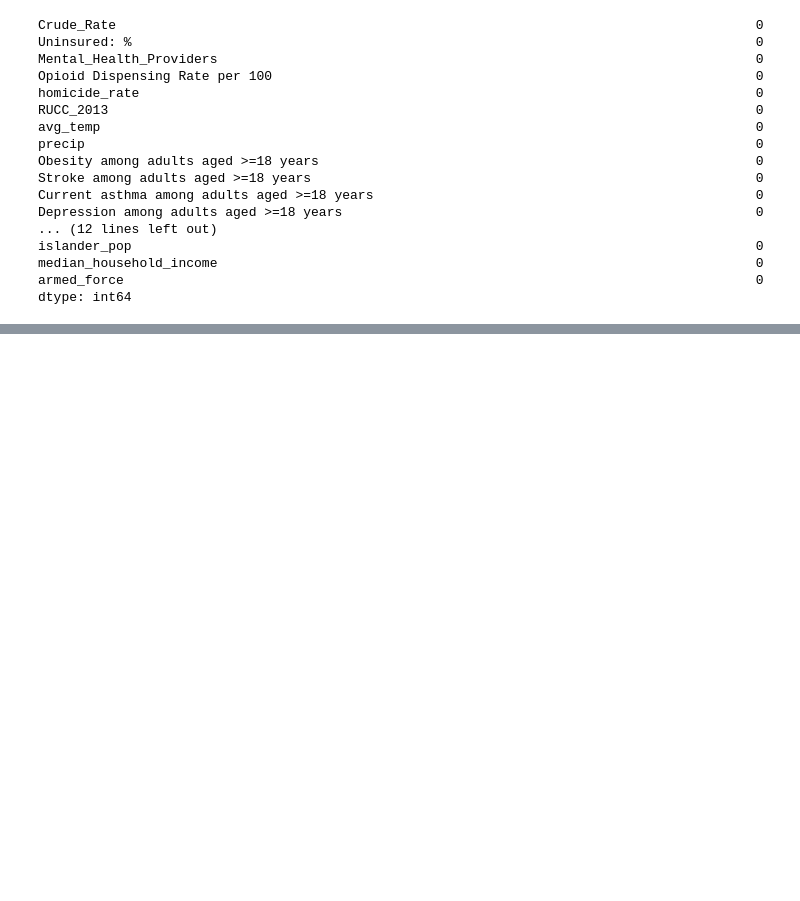
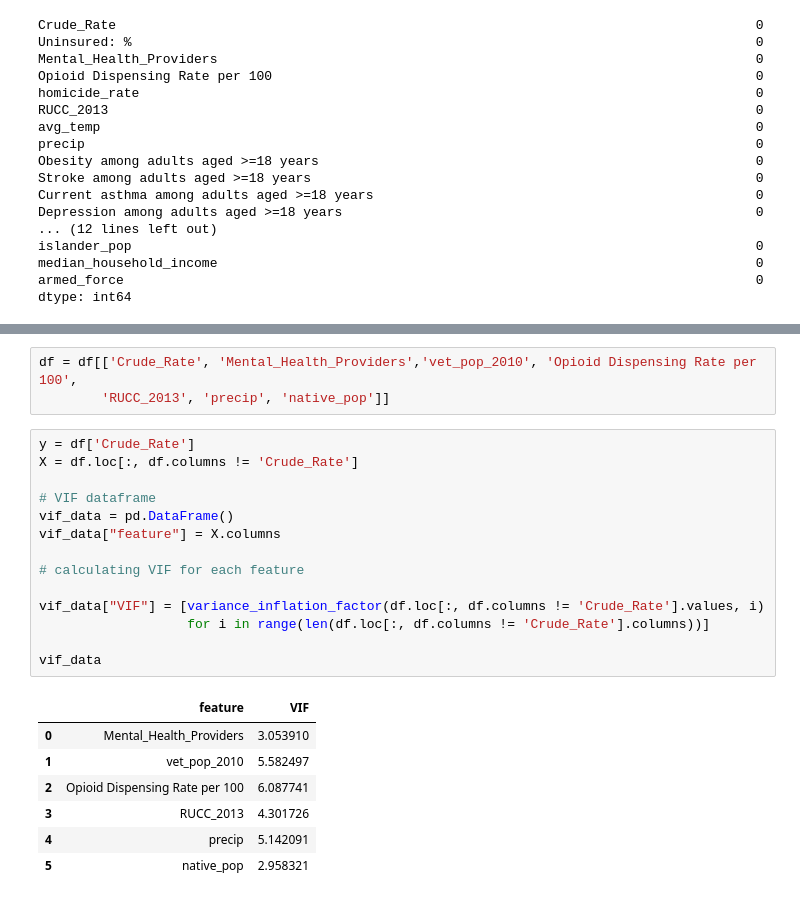
Before and after one commit to ilina-mitra/suicide-mapping, a Jupyter notebook: Suicide Mapping - Unstable Coefficient Fix.ipynb, the cells around one changed output, grey strips where cells are left out. Saved outputs shown, nothing was run; the diff lists cells and outputs as text; blank space fills up the shorter version.

```diff
--- a/Suicide Mapping - Unstable Coefficient Fix.ipynb
+++ b/Suicide Mapping - Unstable Coefficient Fix.ipynb
@@ -277,0 +553,25 @@ dtype: float64
+# %%
+df = df[['Crude_Rate', 'Mental_Health_Providers','vet_pop_2010', 'Opioid Dispensing Rate per 100',
+        'RUCC_2013', 'precip', 'native_pop']]
+# %%
+y = df['Crude_Rate']
+X = df.loc[:, df.columns != 'Crude_Rate']
+
+# VIF dataframe
+vif_data = pd.DataFrame()
+vif_data["feature"] = X.columns
+
+# calculating VIF for each feature
+
+vif_data["VIF"] = [variance_inflation_factor(df.loc[:, df.columns != 'Crude_Rate'].values, i)
+                   for i in range(len(df.loc[:, df.columns != 'Crude_Rate'].columns))]
+
+vif_data
+# %% [output]
+|  | feature | VIF |
+| 0 | Mental_Health_Providers | 3.053910 |
+| 1 | vet_pop_2010 | 5.582497 |
+| 2 | Opioid Dispensing Rate per 100 | 6.087741 |
+| 3 | RUCC_2013 | 4.301726 |
+| 4 | precip | 5.142091 |
+| 5 | native_pop | 2.958321 |
```
Also changed, not shown: parts of 26 cells of this notebook.
